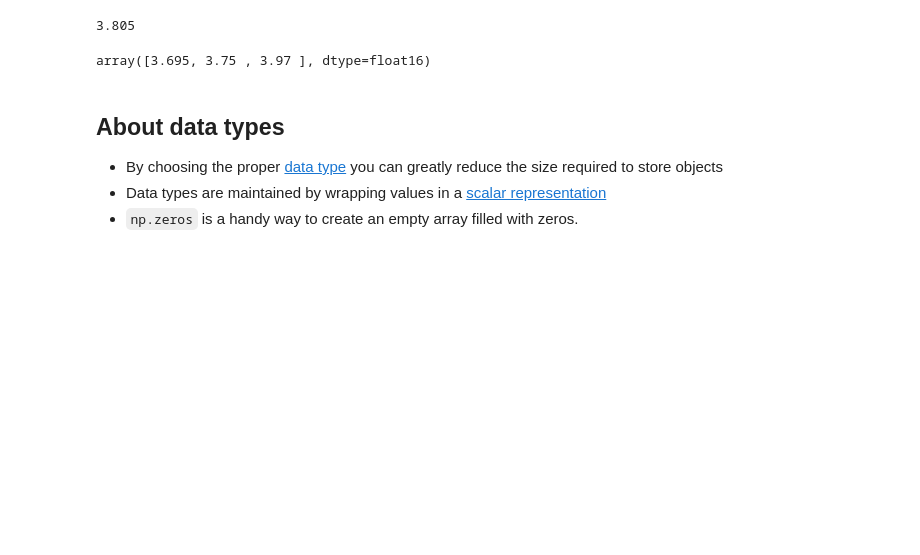
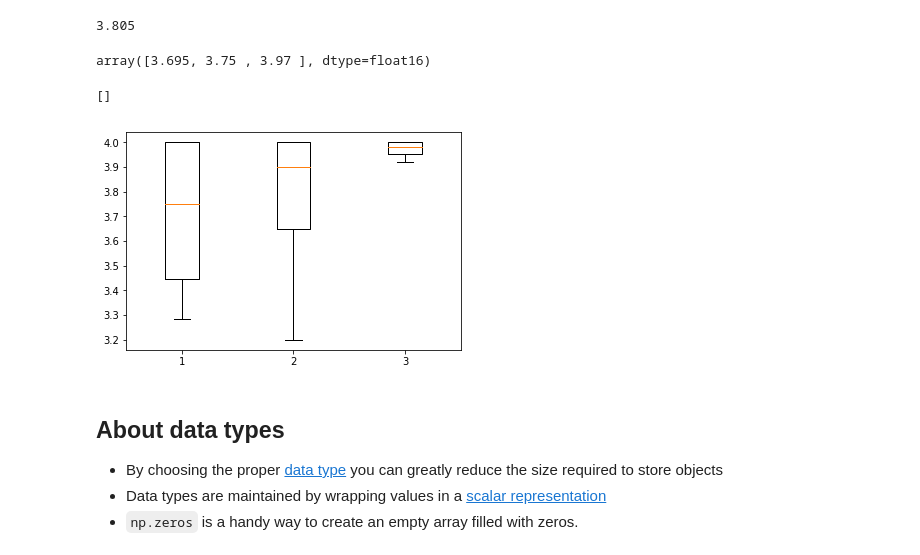
Before and after one commit to treehouse-projects/python-intro-to-numpy, a Jupyter notebook: Introduction to NumPy.ipynb, the cells around one changed output. Saved outputs shown, nothing was run; the diff lists cells and outputs as text; code cells hidden in the pictures; blank space fills up the shorter version.

Commit message:
Uses  matplotlib to display graphs of our data

```diff
--- a/Introduction to NumPy.ipynb
+++ b/Introduction to NumPy.ipynb
@@ -143,6 +144,12 @@ students_gpas.mean()
 students_gpas.mean(axis=1)
 # %% [output]
 array([3.695, 3.75 , 3.97 ], dtype=float16)
+# %%
+plt.boxplot(students_gpas.T)
+plt.plot()
+# %% [output]
+[]
+[figure, added]
 # %% [markdown]
 ## About data types
 * By choosing the proper [data type](https://docs.scipy.org/doc/numpy-1.14.0/user/basics.types.html) you can greatly reduce the size required to store objects
```
Also changed, not shown: parts of 5 cells of this notebook.
